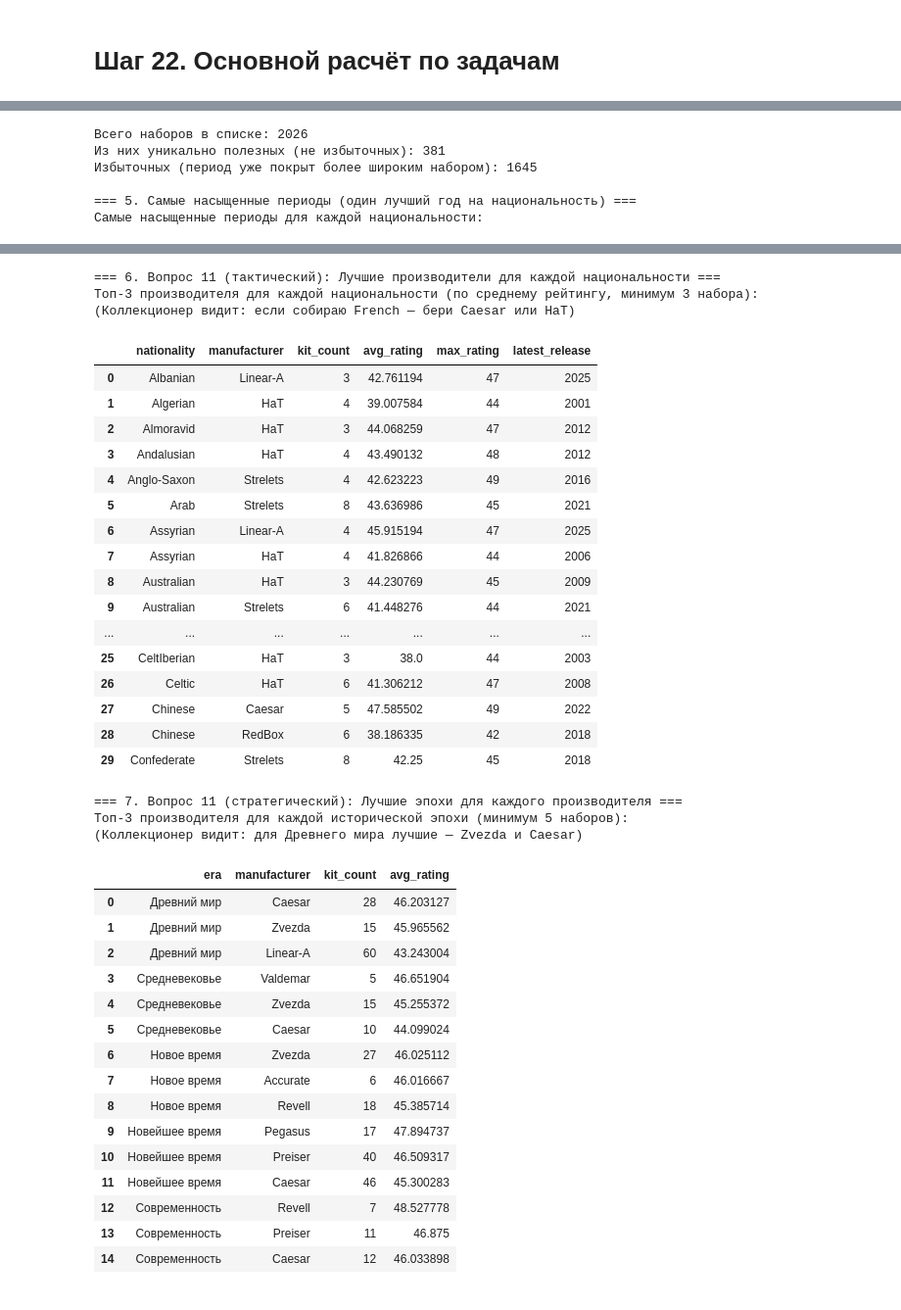
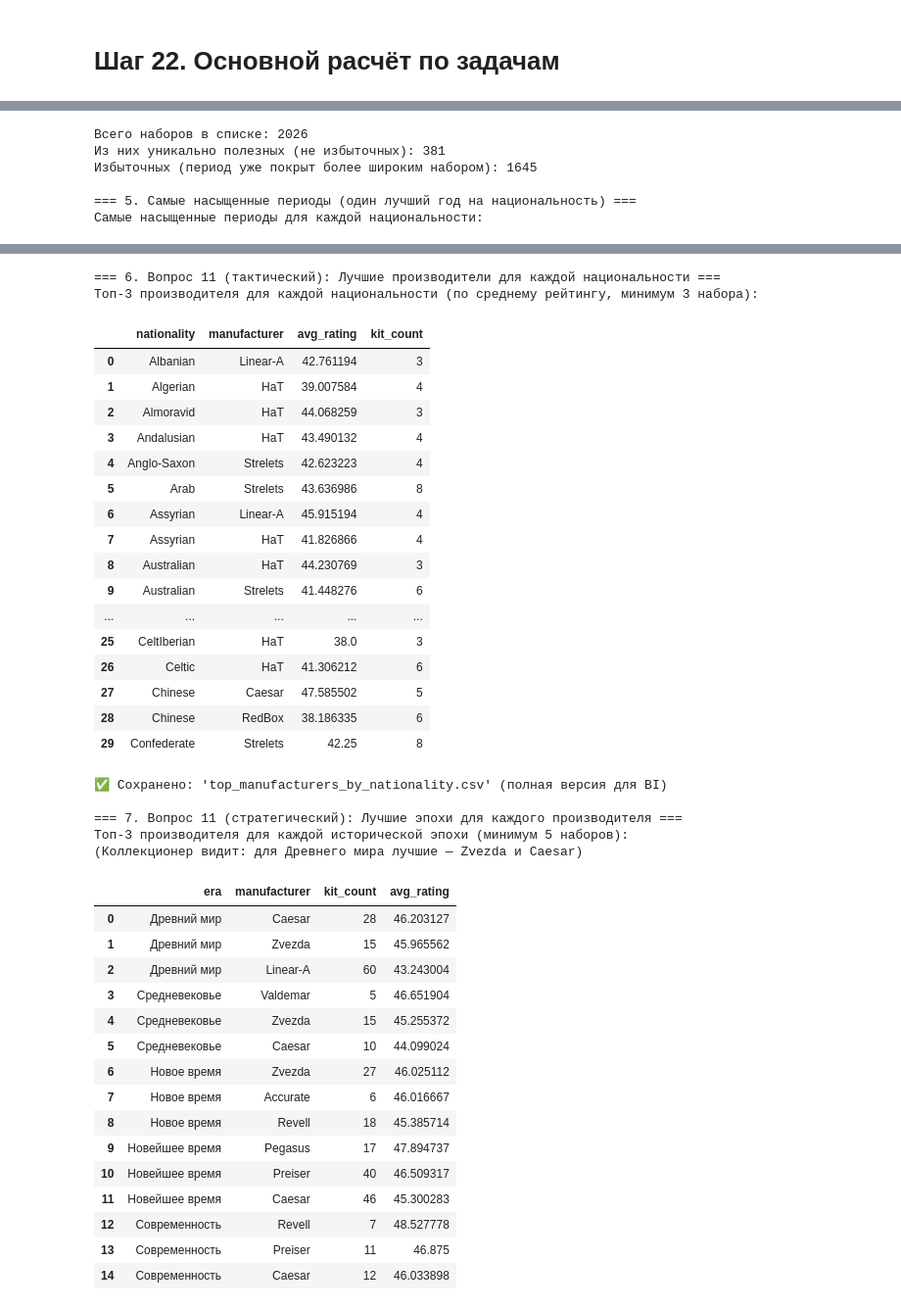
Before and after one commit to SokolovIL/final_assignment_FU, a Jupyter notebook: final_assignment_FU_Stap_22.ipynb, the cells around one changed output, grey strips where cells are left out. Shown at 98% size. Saved outputs shown, nothing was run; the diff lists cells and outputs as text; code cells hidden in the pictures.

```diff
--- a/final_assignment_FU_Stap_22.ipynb
+++ b/final_assignment_FU_Stap_22.ipynb
@@ -145,29 +145,35 @@ display(top_hotspots[['nationality', 'year', 'наборов_доступно',
 # =============================================================================
 print("\n=== 6. Вопрос 11 (тактический): Лучшие производители для каждой национальности ===")
 
-# Агрегируем по паре (nationality, manufacturer)
+# 1. Агрегируем по паре (nationality, manufacturer)
 manufacturer_by_nat = df_expanded.groupby(['nationality', 'manufacturer']).agg(
     kit_count=('id', 'nunique'),
-    avg_rating=('aggregate_rating', 'mean'),
-    max_rating=('aggregate_rating', 'max'),
-    latest_release=('release_year', 'max')
+    avg_rating=('aggregate_rating', 'mean')
 ).reset_index()
 
-# Фильтруем: оставляем только тех производителей, у которых хотя бы 3 набора по этой национальности
+# 2. Фильтруем: оставляем только тех производителей, у которых хотя бы 3 набора по этой национальности
+# (Это гарантирует, что средний рейтинг статистически обоснован, а не основан на 1-2 случайных наборах)
 manufacturer_by_nat = manufacturer_by_nat[manufacturer_by_nat['kit_count'] >= 3]
 
-# Сортируем: по национальности, затем по убыванию среднего рейтинга, затем по количеству наборов
+# 3. Сортируем СТРОГО по убыванию среднего рейтинга внутри каждой национальности
 manufacturer_by_nat_sorted = manufacturer_by_nat.sort_values(
-    ['nationality', 'avg_rating', 'kit_count'], ascending=[True, False, False]
+    ['nationality', 'avg_rating'], ascending=[True, False]
 )
 
-# Берём топ-3 производителя для каждой национальности
-top_manufacturers_per_nat = manufacturer_by_nat_sorted.groupby('nationality').head(3).reset_index(drop=True)
+# 4. Берём топ-3 производителя для каждой национальности
+# (Если нужен только абсолютный лидер, можно заменить .head(3) на .head(1))
+top_manufacturers_per_nat = manufacturer_by_nat_sorted.groupby('nationality', observed=False).head(3).reset_index(drop=True)
 
 print("Топ-3 производителя для каждой национальности (по среднему рейтингу, минимум 3 набора):")
-print("(Коллекционер видит: если собираю French — бери Caesar или HaT)")
-display(top_manufacturers_per_nat[['nationality', 'manufacturer', 'kit_count', 'avg_rating', 'max_rating', 'latest_release']].head(30))
 
+# 5. Выводим на экран только ключевые колонки, акцентируя внимание на рейтинге
+display_cols = ['nationality', 'manufacturer', 'avg_rating', 'kit_count']
+display(top_manufacturers_per_nat[display_cols].head(30))
+
+# Сохраняем полную версию для CSV (чтобы в файле остались все метрики для BI),
+# но на экран выводим только сфокусированную таблицу
+top_manufacturers_per_nat.to_csv('top_manufacturers_by_nationality.csv', index=False, encoding='utf-8')
+print("\n✅ Сохранено: 'top_manufacturers_by_nationality.csv' (полная версия для BI)")
 
 # =============================================================================
 # 7. ВОПРОС 11 (СТРАТЕГИЧЕСКИЙ): ЛУЧШИЕ ЭПОХИ ДЛЯ КАЖДОГО ПРОИЗВОДИТЕЛЯ
@@ -190,7 +196,7 @@ manufacturer_era_stats_sorted = manufacturer_era_stats.sort_values(
 )
 
 # Для каждой эпохи находим топ-3 производителя
-top_manufacturers_per_era = manufacturer_era_stats_sorted.groupby('era').head(3).reset_index(drop=True)
+top_manufacturers_per_era = manufacturer_era_stats_sorted.groupby('era', observed=False).head(3).reset_index(drop=True)
 
 print("Топ-3 производителя для каждой исторической эпохи (минимум 5 наборов):")
 print("(Коллекционер видит: для Древнего мира лучшие — Zvezda и Caesar)")
@@ -277,23 +283,24 @@ print("="*70)
 === 6. Вопрос 11 (тактический): Лучшие производители для каждой национальности ===
 Топ-3 производителя для каждой национальности (по среднему рейтингу, минимум 3 набора):
-(Коллекционер видит: если собираю French — бери Caesar или HaT)
-|  | nationality | manufacturer | kit_count | avg_rating | max_rating | latest_release |
-| 0 | Albanian | Linear-A | 3 | 42.761194 | 47 | 2025 |
-| 1 | Algerian | HaT | 4 | 39.007584 | 44 | 2001 |
-| 2 | Almoravid | HaT | 3 | 44.068259 | 47 | 2012 |
-| 3 | Andalusian | HaT | 4 | 43.490132 | 48 | 2012 |
-| 4 | Anglo-Saxon | Strelets | 4 | 42.623223 | 49 | 2016 |
-| 5 | Arab | Strelets | 8 | 43.636986 | 45 | 2021 |
-| 6 | Assyrian | Linear-A | 4 | 45.915194 | 47 | 2025 |
-| 7 | Assyrian | HaT | 4 | 41.826866 | 44 | 2006 |
-| 8 | Australian | HaT | 3 | 44.230769 | 45 | 2009 |
-| 9 | Australian | Strelets | 6 | 41.448276 | 44 | 2021 |
-| ... | ... | ... | ... | ... | ... | ... |
-| 25 | CeltIberian | HaT | 3 | 38.0 | 44 | 2003 |
-| 26 | Celtic | HaT | 6 | 41.306212 | 47 | 2008 |
-| 27 | Chinese | Caesar | 5 | 47.585502 | 49 | 2022 |
-| 28 | Chinese | RedBox | 6 | 38.186335 | 42 | 2018 |
-| 29 | Confederate | Strelets | 8 | 42.25 | 45 | 2018 |
+|  | nationality | manufacturer | avg_rating | kit_count |
+| 0 | Albanian | Linear-A | 42.761194 | 3 |
+| 1 | Algerian | HaT | 39.007584 | 4 |
+| 2 | Almoravid | HaT | 44.068259 | 3 |
+| 3 | Andalusian | HaT | 43.490132 | 4 |
+| 4 | Anglo-Saxon | Strelets | 42.623223 | 4 |
+| 5 | Arab | Strelets | 43.636986 | 8 |
+| 6 | Assyrian | Linear-A | 45.915194 | 4 |
+| 7 | Assyrian | HaT | 41.826866 | 4 |
+| 8 | Australian | HaT | 44.230769 | 3 |
+| 9 | Australian | Strelets | 41.448276 | 6 |
+| ... | ... | ... | ... | ... |
+| 25 | CeltIberian | HaT | 38.0 | 3 |
+| 26 | Celtic | HaT | 41.306212 | 6 |
+| 27 | Chinese | Caesar | 47.585502 | 5 |
+| 28 | Chinese | RedBox | 38.186335 | 6 |
+| 29 | Confederate | Strelets | 42.25 | 8 |
+✅ Сохранено: 'top_manufacturers_by_nationality.csv' (полная версия для BI)
+
 === 7. Вопрос 11 (стратегический): Лучшие эпохи для каждого производителя ===
 Топ-3 производителя для каждой исторической эпохи (минимум 5 наборов):
 (Коллекционер видит: для Древнего мира лучшие — Zvezda и Caesar)
```
Also changed, not shown: parts of 3 cells of this notebook, 6 other files.
